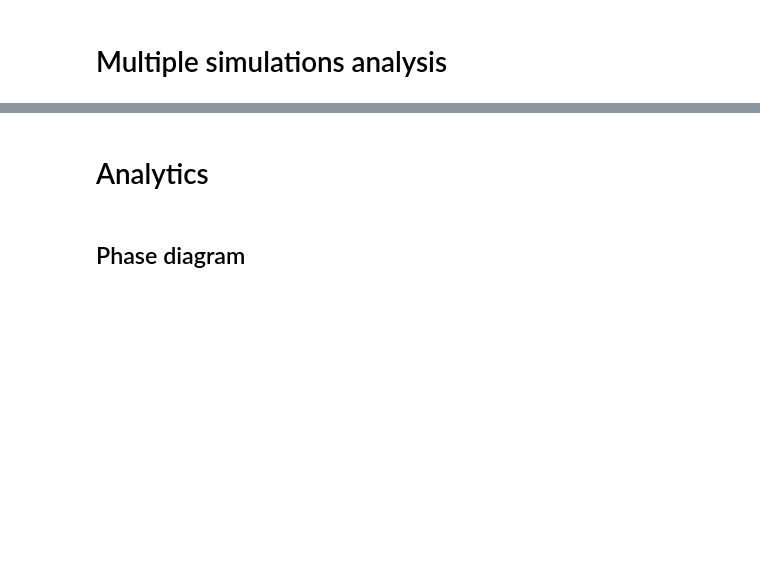
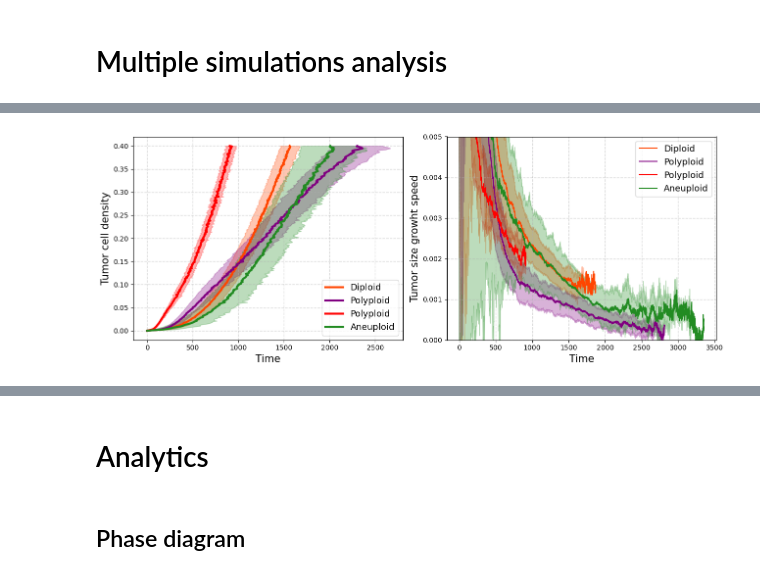
Before and after one commit to francescozambelli/CancerEvo, a Jupyter notebook: analysis.ipynb, the cells around one changed output, grey strips where cells are left out. Drawn from its saved outputs; the diff is of its cells as text; code cells hidden in the pictures; blank space fills up the shorter version.

```diff
--- a/analysis.ipynb
+++ b/analysis.ipynb
@@ -216,0 +218,89 @@ plt.show()
+# %%
+colors_gene_type = {"I":"deepskyblue", "O":"darkorange", "S":"forestgreen", "M":"darkorchid", "HK":"gold"}
+colors_ploid = {"di":"orangered", "poli":"purple", "aneu":"forestgreen", "5n":"red"}
+# %%
+### Comparison diploid, aneuploid, polyploid ###
+################################################
+
+_, ax = plt.subplots(1,2,figsize=(13,5))
+
+
+### TUMOR SIZE ###
+interv_0 = np.linspace(0,0.4,300)
+means_0, stds_0 = return_stats(ts_t_0,interv_0)
+means_0 = np.concatenate([[0], means_0])
+stds_0 = np.concatenate([[0], stds_0])
+ci_half_width = stds_0
+
+ax[0].plot(means_0, interv_0, color=colors_ploid["di"], lw=3, label="Diploid")
+ax[0].fill_betweenx(interv_0,means_0-stds_0, means_0+stds_0, alpha=0.3,color=colors_ploid["di"])
+
+interv_1 = np.linspace(0,0.4,300)
+means_1, stds_1 = return_stats(ts_t_1,interv_1)
+means_1 = np.concatenate([[0], means_1])
+stds_1 = np.concatenate([[0], stds_1])
+ci_half_width = stds_1
+
+ax[0].plot(means_1, interv_1, color=colors_ploid["poli"], lw=3, label="Polyploid")
+ax[0].fill_betweenx(interv_1, means_1-stds_1, means_1+stds_1, color=colors_ploid["poli"], alpha=0.3)
+
+interv_12 = np.linspace(0,0.4,300)
+means_12, stds_12 = return_stats(ts_t_12,interv_12)
+means_12 = np.concatenate([[0], means_12])
+stds_12 = np.concatenate([[0], stds_12])
+ci_half_width = stds_12
+
+ax[0].plot(means_12, interv_12, color=colors_ploid["5n"], lw=3, label="Polyploid")
+ax[0].fill_betweenx(interv_12, means_12-stds_12, means_12+stds_12, color=colors_ploid["5n"], alpha=0.3)
+
+interv_2 = np.linspace(0,0.4,300)
+means_2, stds_2 = return_stats(ts_t_2,interv_2)
+means_2 = np.concatenate([[0], means_2])
+stds_2 = np.concatenate([[0], stds_2])
+ci_half_width = stds_2
+
+ax[0].plot(means_2, interv_2, color=colors_ploid["aneu"], lw=3, label="Aneuploid")
+ax[0].fill_betweenx(interv_2, means_2-stds_2, means_2+stds_2, color=colors_ploid["aneu"], alpha=0.3)
+
+ax[0].legend(fontsize=13)
+ax[0].grid(ls="--", lw=1, alpha=0.5)
+ax[0].set_xlabel("Time", fontsize=15)
+ax[0].set_ylabel("Tumor cell density", fontsize=15)
+#ax[0].set_xticks(fontsize=12)
+#ax[0].set_yticks(fontsize=12)
+
+### MUTATION RATE ###
+means_mu_0, stds_0 = stats_elementwise(mus_t_0)
+ci_half_width = stds_0
+
+#ax[1].plot(np.arange(len(means_mu_0)), means_mu_0, color='orangered', lw=3, label="Diploid")
+#ax[1].fill_between(np.arange(len(means_mu_0)) ,means_mu_0-stds_0, means_mu_0+stds_0, alpha=0.3,color='orangered')
+
+#means_mu_1, stds_1 = stats_elementwise(mus_t_1)
+#ci_half_width = stds_1
+
+#ax[1].plot(np.arange(len(means_mu_1)), means_mu_1, color='purple', lw=3, label="Polyploid")
+#ax[1].fill_between(np.arange(len(means_mu_1)) ,means_mu_1-stds_1, means_mu_1+stds_1, color='purple', alpha=0.3)
+
+#means_mu_2, stds_2 = stats_elementwise(mus_t_2)
+#ci_half_width = stds_2
+
+#ax[1].plot(np.arange(len(means_mu_2)), means_mu_2, color='forestgreen', lw=3, label="Aneuploid")
+#ax[1].fill_between(np.arange(len(means_mu_2)) ,means_mu_2-stds_2, means_mu_2+stds_2, color='forestgreen', alpha=0.3)
+skip=50
+
+plot_stats_elementwise([running_slope(t, skip)/t[skip+1:-skip] for t in ts_t_0], ax[1], color=colors_ploid["di"], lw=1.5, label="Diploid")
+plot_stats_elementwise([running_slope(t, skip)/t[skip+1:-skip] for t in ts_t_1], ax[1], color=colors_ploid["poli"], lw=1.5, label="Polyploid")
+plot_stats_elementwise([running_slope(t, skip)/t[skip+1:-skip] for t in ts_t_12], ax[1], color=colors_ploid["5n"], lw=1.5, label="Polyploid")
+plot_stats_elementwise([running_slope(t, skip)/t[skip+1:-skip] for t in ts_t_2], ax[1], color=colors_ploid["aneu"][:2500], lw=1.5, label="Aneuploid")
+
+ax[1].set_ylim([0,0.005])
+ax[1].legend(fontsize=13)
+ax[1].grid(ls="--", lw=1, alpha=0.5)
+ax[1].set_xlabel("Time", fontsize=15)
+ax[1].set_ylabel("Tumor size growht speed", fontsize=15)
+
+plt.tight_layout()
+#plt.savefig("images/tumorgrowths.png")
+# %% [output]
+[figure, added]
```
Also changed, not shown: parts of 55 cells of this notebook, 43 other files.
